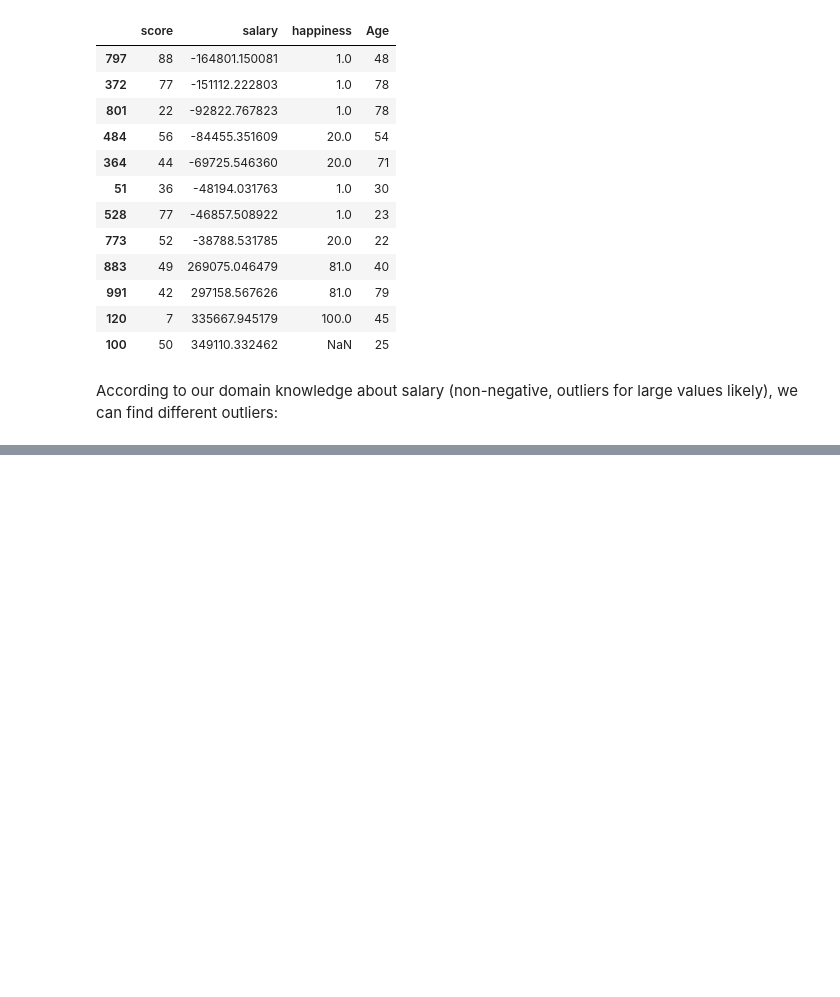
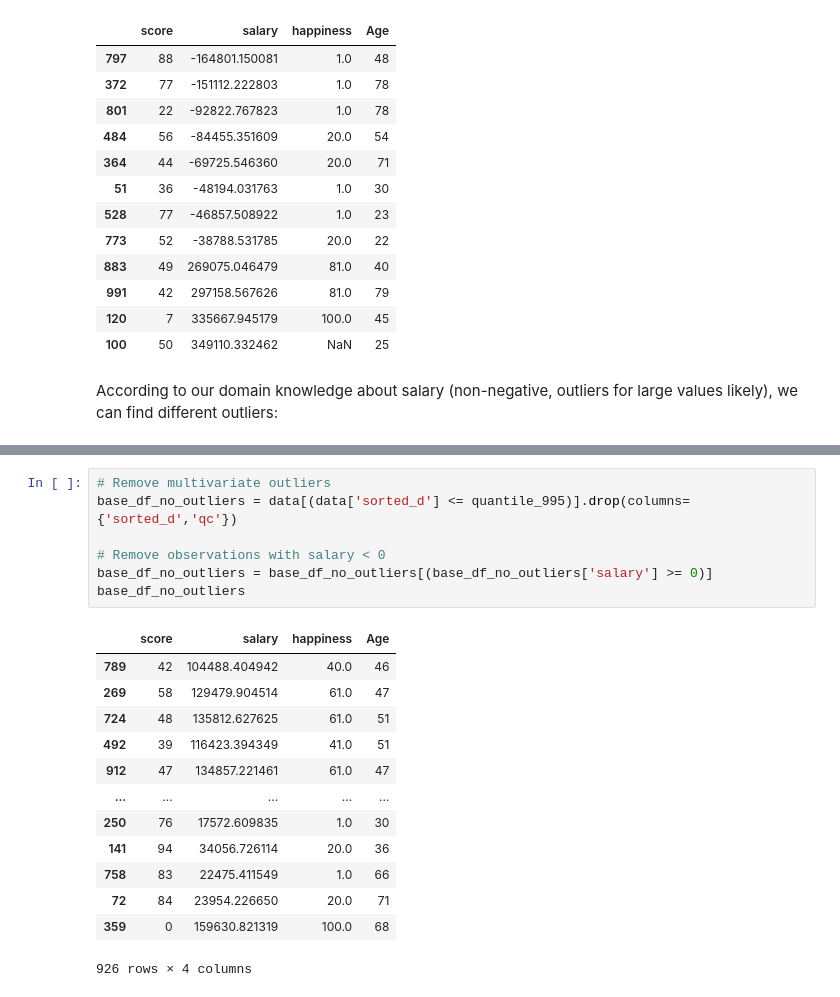
Before and after one commit to maxluetkemeyer/dataset_generator, a Jupyter notebook: dataset_1/2_OutlierDetection.ipynb, the cells around one changed output, grey strips where cells are left out. Saved outputs shown, nothing was run; the diff lists cells and outputs as text; blank space fills up the shorter version.

```diff
--- a/dataset_1/2_OutlierDetection.ipynb
+++ b/dataset_1/2_OutlierDetection.ipynb
@@ -73,0 +149,21 @@ outliers.sort_values(by='salary')
+# %%
+# Remove multivariate outliers
+base_df_no_outliers = data[(data['sorted_d'] <= quantile_995)].drop(columns={'sorted_d','qc'})
+
+# Remove observations with salary < 0
+base_df_no_outliers = base_df_no_outliers[(base_df_no_outliers['salary'] >= 0)]
+base_df_no_outliers
+# %% [output]
+|  | score | salary | happiness | Age |
+| 789 | 42 | 104488.404942 | 40.0 | 46 |
+| 269 | 58 | 129479.904514 | 61.0 | 47 |
+| 724 | 48 | 135812.627625 | 61.0 | 51 |
+| 492 | 39 | 116423.394349 | 41.0 | 51 |
+| 912 | 47 | 134857.221461 | 61.0 | 47 |
+| ... | ... | ... | ... | ... |
+| 250 | 76 | 17572.609835 | 1.0 | 30 |
+| 141 | 94 | 34056.726114 | 20.0 | 36 |
+| 758 | 83 | 22475.411549 | 1.0 | 66 |
+| 72 | 84 | 23954.226650 | 20.0 | 71 |
+| 359 | 0 | 159630.821319 | 100.0 | 68 |
+926 rows × 4 columns
```
Also changed, not shown: parts of 12 cells of this notebook, 1 other file.
